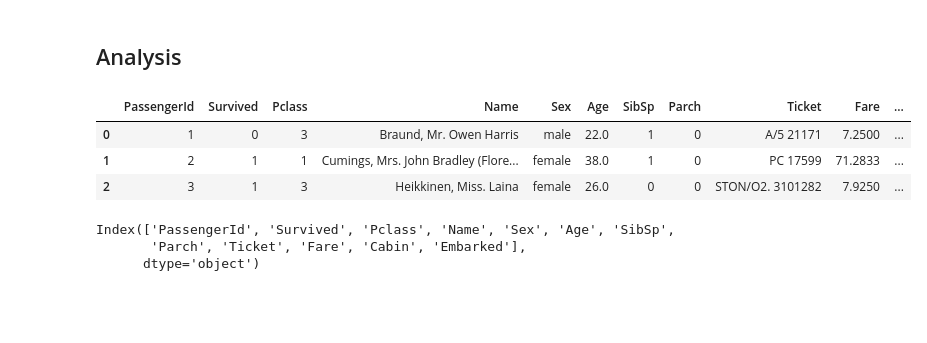
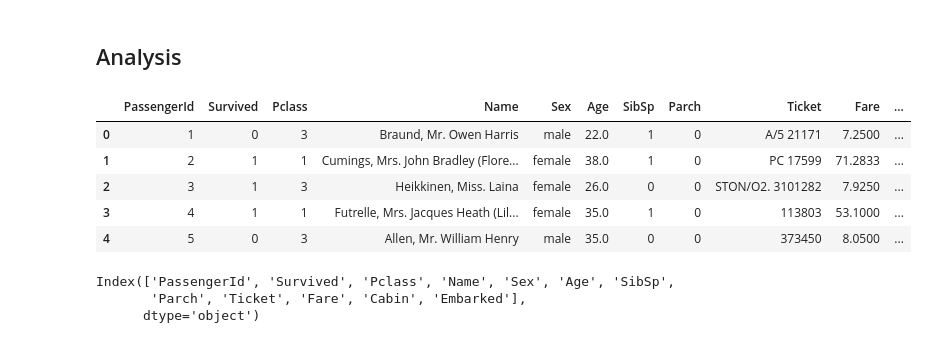
Before and after one commit to zeeshanhs/TitanicEDA, a Jupyter notebook: Titanic - Project.ipynb, the cells around one changed output. Saved outputs shown, nothing was run; the diff lists cells and outputs as text; code cells hidden in the pictures; blank space fills up the shorter version.

```diff
--- a/Titanic - Project.ipynb
+++ b/Titanic - Project.ipynb
@@ -19,12 +19,14 @@ titanic_df = pd.read_csv('titanic_data.csv')
 ## Analysis
 # %%
 # Check the first 5 rows of the data frame
-titanic_df.head(n=3)
+titanic_df.head()
 # %% [output]
 |  | PassengerId | Survived | Pclass | Name | Sex | Age | SibSp | Parch | Ticket | Fare | ... |
 | 0 | 1 | 0 | 3 | Braund, Mr. Owen Harris | male | 22.0 | 1 | 0 | A/5 21171 | 7.2500 | ... |
 | 1 | 2 | 1 | 1 | Cumings, Mrs. John Bradley (Flore... | female | 38.0 | 1 | 0 | PC 17599 | 71.2833 | ... |
 | 2 | 3 | 1 | 3 | Heikkinen, Miss. Laina | female | 26.0 | 0 | 0 | STON/O2. 3101282 | 7.9250 | ... |
+| 3 | 4 | 1 | 1 | Futrelle, Mrs. Jacques Heath (Lil... | female | 35.0 | 1 | 0 | 113803 | 53.1000 | ... |
+| 4 | 5 | 0 | 3 | Allen, Mr. William Henry | male | 35.0 | 0 | 0 | 373450 | 8.0500 | ... |
 # %%
 # Column names
 titanic_df.columns
```
Also changed, not shown: parts of 1 cell of this notebook.
